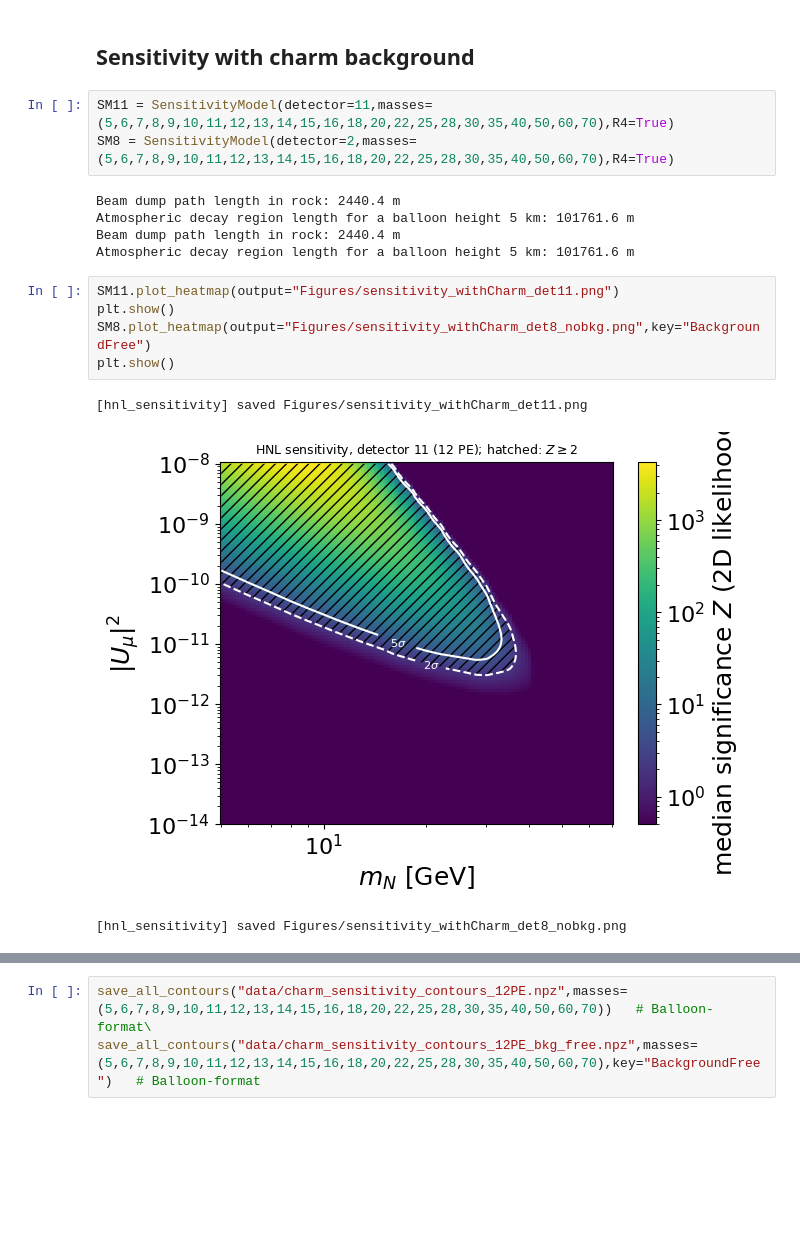
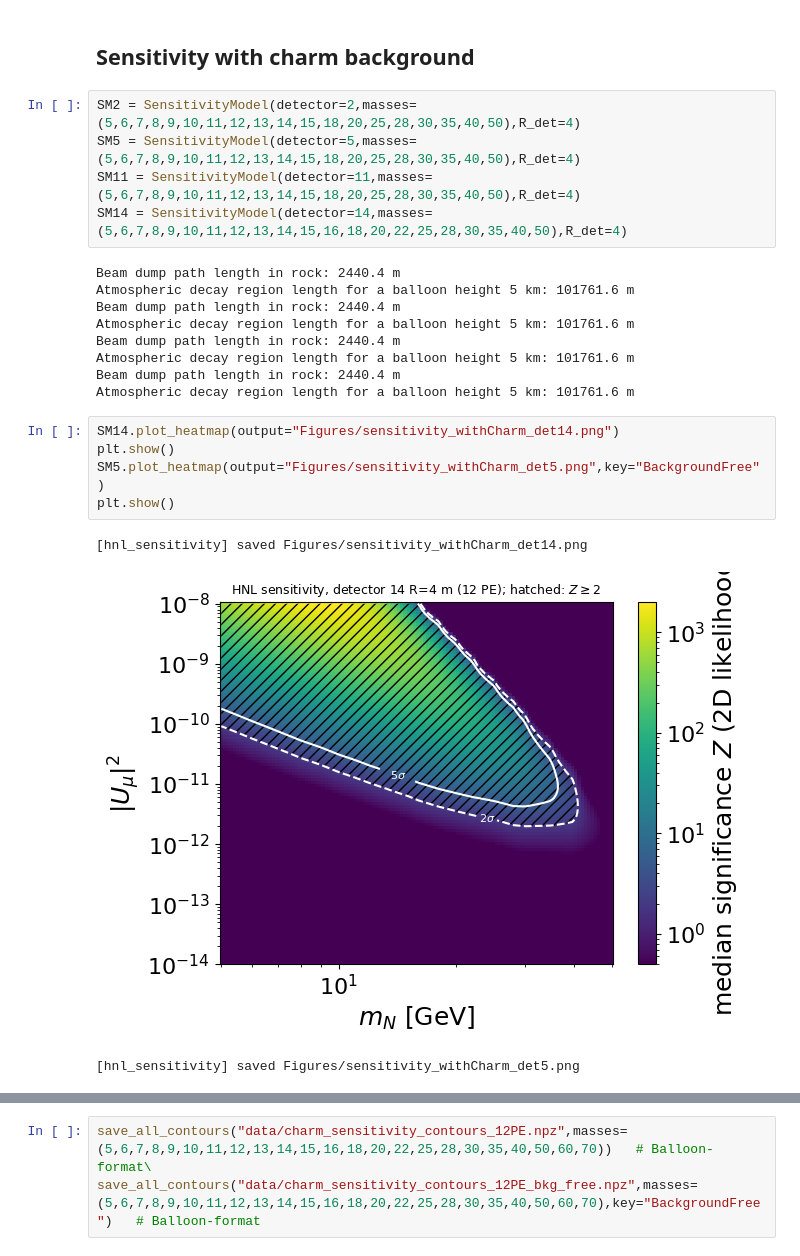
Before and after one commit to nickkamp1/NeutrinoFactoryHNL, a Jupyter notebook: Balloon.ipynb, the cells around one changed output, grey strips where cells are left out. Drawn from its saved outputs; the diff is of its cells as text; blank space fills up the shorter version.

Commit message:
sensitivity with decay produced neutrino backgrounds

```diff
--- a/Balloon.ipynb
+++ b/Balloon.ipynb
@@ -387,19 +387,25 @@ plt.show()
 # %% [markdown]
 ## Sensitivity with charm background
 # %%
-SM11 = SensitivityModel(detector=11,masses=(5,6,7,8,9,10,11,12,13,14,15,16,18,20,22,25,28,30,35,40,50,60,70),R4=True)
-SM8 = SensitivityModel(detector=2,masses=(5,6,7,8,9,10,11,12,13,14,15,16,18,20,22,25,28,30,35,40,50,60,70),R4=True)
+SM2 = SensitivityModel(detector=2,masses=(5,6,7,8,9,10,11,12,13,14,15,18,20,25,28,30,35,40,50),R_det=4)
+SM5 = SensitivityModel(detector=5,masses=(5,6,7,8,9,10,11,12,13,14,15,18,20,25,28,30,35,40,50),R_det=4)
+SM11 = SensitivityModel(detector=11,masses=(5,6,7,8,9,10,11,12,13,14,15,18,20,25,28,30,35,40,50),R_det=4)
+SM14 = SensitivityModel(detector=14,masses=(5,6,7,8,9,10,11,12,13,14,15,16,18,20,22,25,28,30,35,40,50),R_det=4)
 # %% [output]
 Beam dump path length in rock: 2440.4 m
 Atmospheric decay region length for a balloon height 5 km: 101761.6 m
 Beam dump path length in rock: 2440.4 m
 Atmospheric decay region length for a balloon height 5 km: 101761.6 m
+Beam dump path length in rock: 2440.4 m
+Atmospheric decay region length for a balloon height 5 km: 101761.6 m
+Beam dump path length in rock: 2440.4 m
+Atmospheric decay region length for a balloon height 5 km: 101761.6 m
 # %%
-SM11.plot_heatmap(output="Figures/sensitivity_withCharm_det11.png")
+SM14.plot_heatmap(output="Figures/sensitivity_withCharm_det14.png")
 plt.show()
-SM8.plot_heatmap(output="Figures/sensitivity_withCharm_det8_nobkg.png",key="BackgroundFree")
+SM5.plot_heatmap(output="Figures/sensitivity_withCharm_det5.png",key="BackgroundFree")
 plt.show()
 # %% [output]
-[hnl_sensitivity] saved Figures/sensitivity_withCharm_det11.png
+[hnl_sensitivity] saved Figures/sensitivity_withCharm_det14.png
-[figure, old version]
+[figure, new version]
-[hnl_sensitivity] saved Figures/sensitivity_withCharm_det8_nobkg.png
+[hnl_sensitivity] saved Figures/sensitivity_withCharm_det5.png
```
Also changed, not shown: parts of 7 cells of this notebook, 2 other files.
